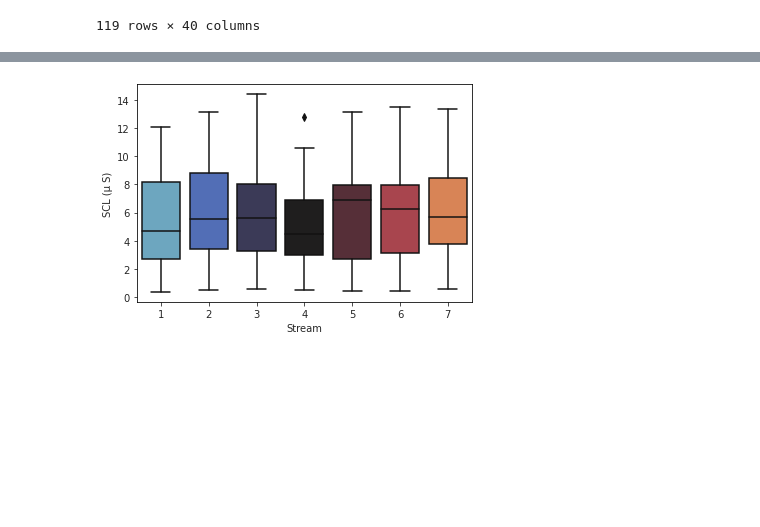
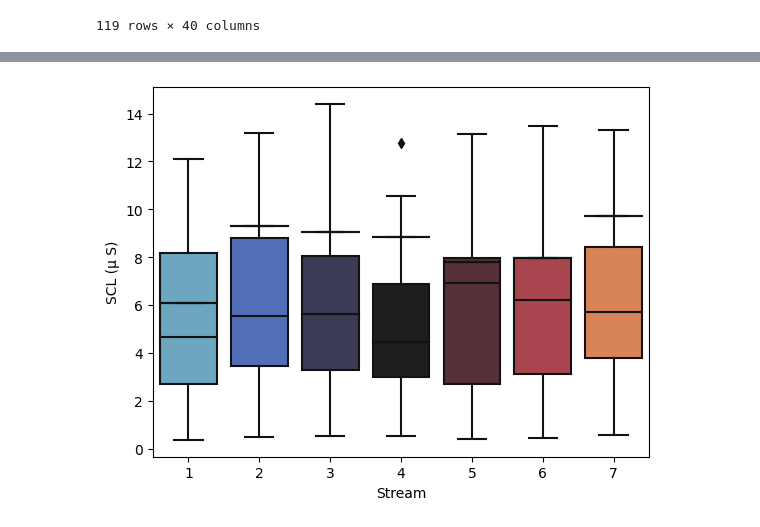
Before and after one commit to powerkarrot/OfflineEEGAnalysis, a Jupyter notebook: Plots.ipynb, the cells around one changed output, grey strips where cells are left out. Drawn from its saved outputs; the diff is of its cells as text; code cells hidden in the pictures; blank space fills up the shorter version.

```diff
--- a/Plots.ipynb
+++ b/Plots.ipynb
@@ -64,9 +51,10 @@ Name: Stream, Length: 119, dtype: int64
 # %%
 
 
 df = df.rename(columns={"EDATonic": "SCL (\u03bc S)", "BlockNumber": "Stream"})
 tonic1 = sns.boxplot(x = "Stream", y = "SCL (\u03bc S)", data = df, palette = 'icefire') #how to change values in the columns?
+tonic1 = sns.boxplot(x = "Stream", y = "SCL (\u03bc S)", data = df.loc[(df['PId'] == 1)], palette = 'icefire') #how to change values in the columns?
 # %% [output]
-[figure, old version]
+[figure, new version]
 # %%
 df = df.rename(columns={"NBackAccuracy": "Accuracy (%)", "BlockNumber": "Stream"})
```
Also changed, not shown: parts of 6 cells of this notebook, 3 other files.
